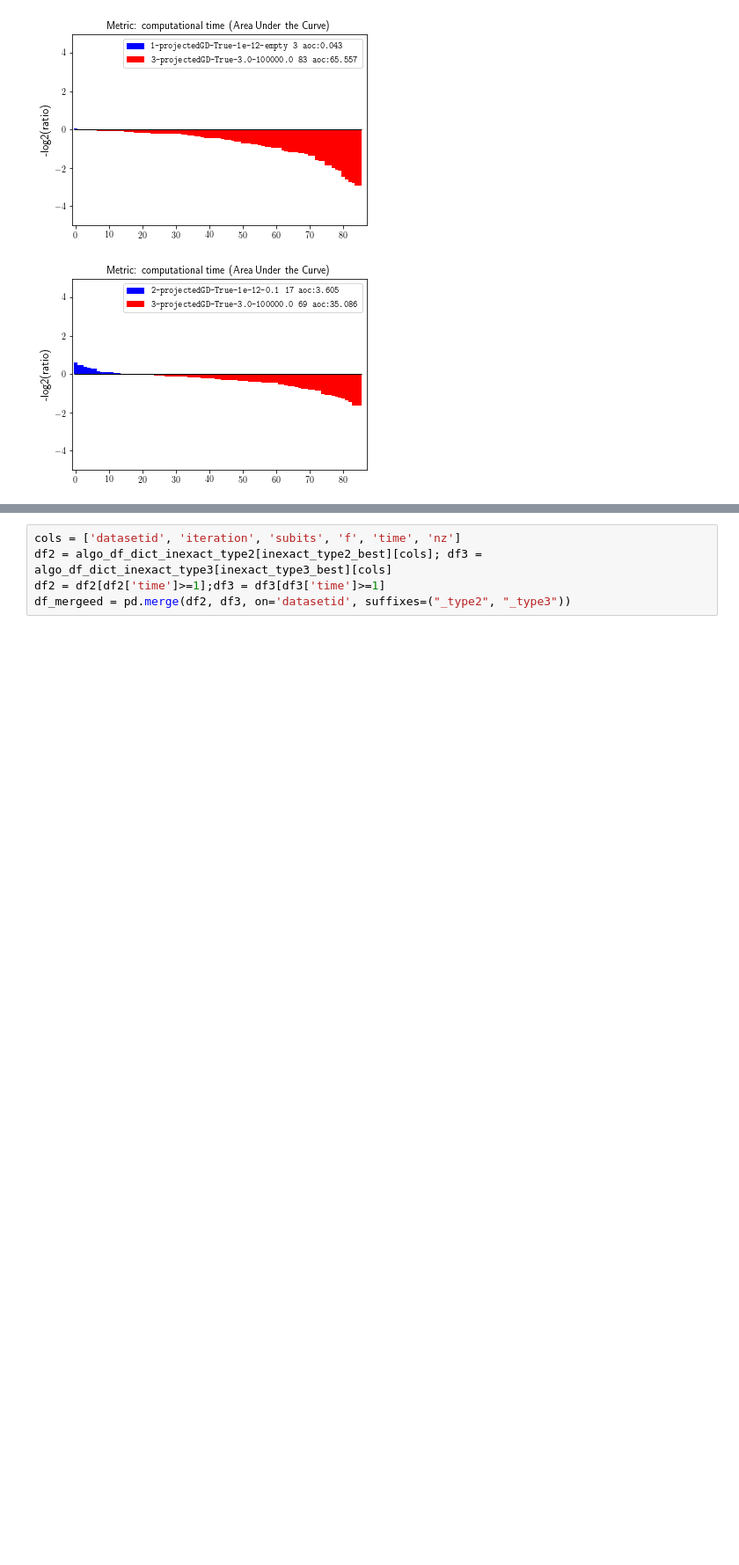
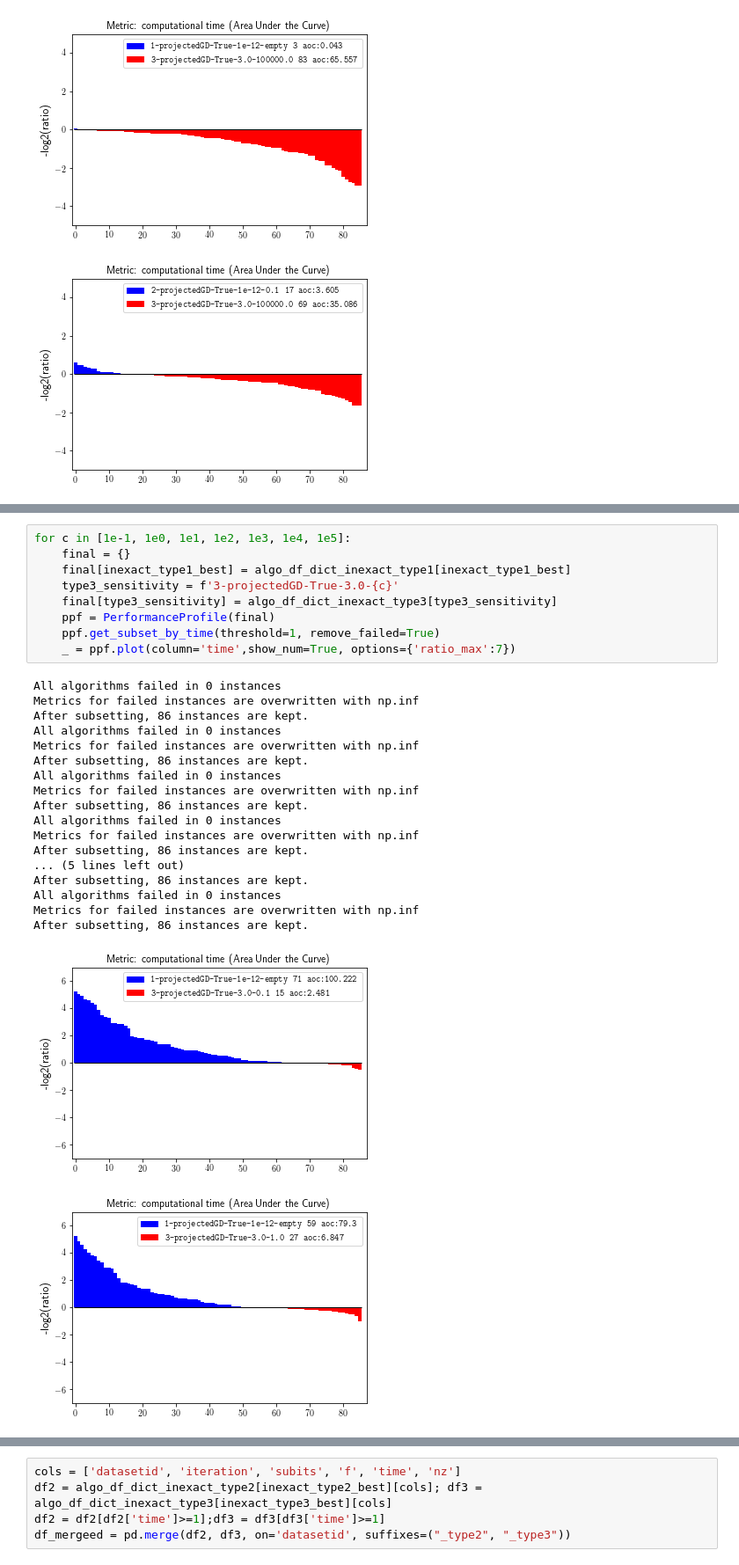
Before and after one commit to Yutong-Dai/InexactPG, a Jupyter notebook: AnalyzeExperiments/projGD123.ipynb, the cells around one changed output, grey strips where cells are left out. Shown at 88% size. Saved outputs shown, nothing was run; the diff lists cells and outputs as text; blank space fills up the shorter version.

```diff
--- a/AnalyzeExperiments/projGD123.ipynb
+++ b/AnalyzeExperiments/projGD123.ipynb
@@ -138,0 +151,29 @@ After subsetting, 86 instances are kept.
+# %%
+for c in [1e-1, 1e0, 1e1, 1e2, 1e3, 1e4, 1e5]:
+    final = {}
+    final[inexact_type1_best] = algo_df_dict_inexact_type1[inexact_type1_best]
+    type3_sensitivity = f'3-projectedGD-True-3.0-{c}'
+    final[type3_sensitivity] = algo_df_dict_inexact_type3[type3_sensitivity]
+    ppf = PerformanceProfile(final)
+    ppf.get_subset_by_time(threshold=1, remove_failed=True)
+    _ = ppf.plot(column='time',show_num=True, options={'ratio_max':7})
+# %% [output]
+All algorithms failed in 0 instances
+Metrics for failed instances are overwritten with np.inf
+After subsetting, 86 instances are kept.
+All algorithms failed in 0 instances
+Metrics for failed instances are overwritten with np.inf
+After subsetting, 86 instances are kept.
+All algorithms failed in 0 instances
+Metrics for failed instances are overwritten with np.inf
+After subsetting, 86 instances are kept.
+All algorithms failed in 0 instances
+Metrics for failed instances are overwritten with np.inf
+After subsetting, 86 instances are kept.
+... (5 lines left out)
+After subsetting, 86 instances are kept.
+All algorithms failed in 0 instances
+Metrics for failed instances are overwritten with np.inf
+After subsetting, 86 instances are kept.
+[figure, added]
+[figure, added]
```
Also changed, not shown: parts of 3 cells of this notebook, 1 other file.
